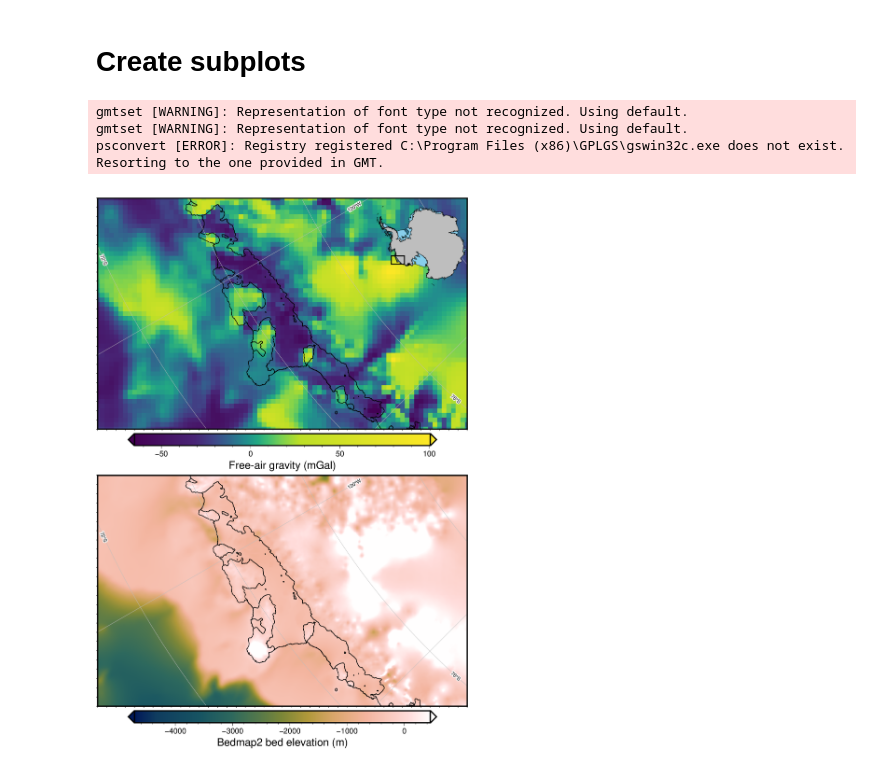
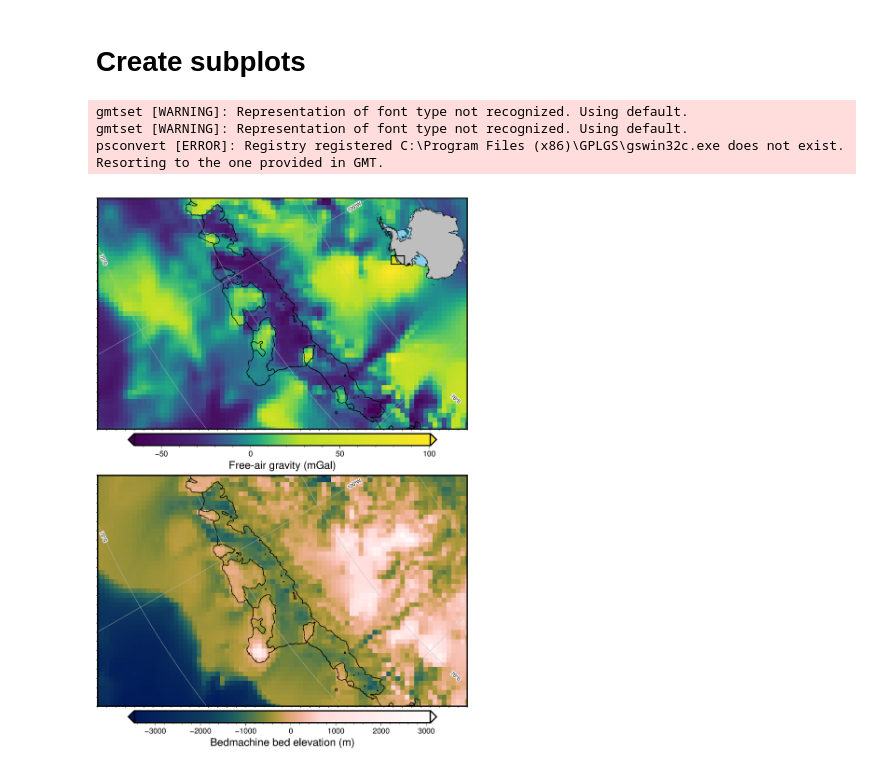
Before and after one commit to mdtanker/polartoolkit, a Jupyter notebook: docs/gallery/subplots.ipynb, the cells around one changed output. Saved outputs shown, nothing was run; the diff lists cells and outputs as text; code cells hidden in the pictures.

```diff
--- a/docs/gallery/subplots.ipynb
+++ b/docs/gallery/subplots.ipynb
@@ -5,36 +5,36 @@ from antarctic_plots import maps, fetch
 
 region = [-1800e3, -1000e3, -1200e3, -700e3]
 
-bed = fetch.bedmap2(layer="bed")
+bed = fetch.bedmachine(layer="bed")
 gravity = fetch.gravity(type="FA", region=region)
 
 fig = maps.plot_grd(
     bed,
     plot_region=region,
     grd2cpt=True,
     cmap="batlowW",
     coast=True,
-    cbar_label="Bedmap2 bed elevation (m)",
+    cbar_label="Bedmachine bed elevation (m)",
     grid_lines=True,
 )
 
 fig = maps.plot_grd(
     gravity,
     plot_region=region,
     grd2cpt=True,
     cmap="viridis",
     coast=True,
     cbar_label="Free-air gravity (mGal)",
     origin_shift="yshift",
     fig=fig,
     inset=True,
     inset_pos="TR",
     grid_lines=True,
 )
 
 fig.show()
 # %% [output]
 gmtset [WARNING]: Representation of font type not recognized. Using default.
 gmtset [WARNING]: Representation of font type not recognized. Using default.
 psconvert [ERROR]: Registry registered C:\Program Files (x86)\GPLGS\gswin32c.exe does not exist. Resorting to the one provided in GMT.
-[figure, old version]
+[figure, new version]
```
Also changed, not shown: 16 other files.
